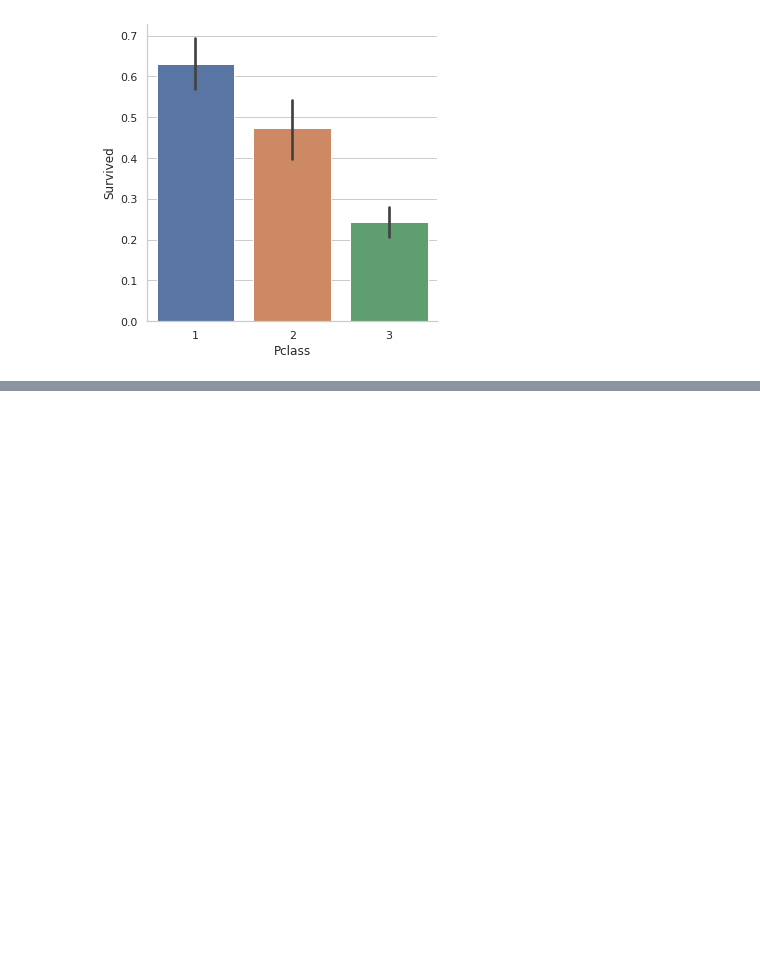
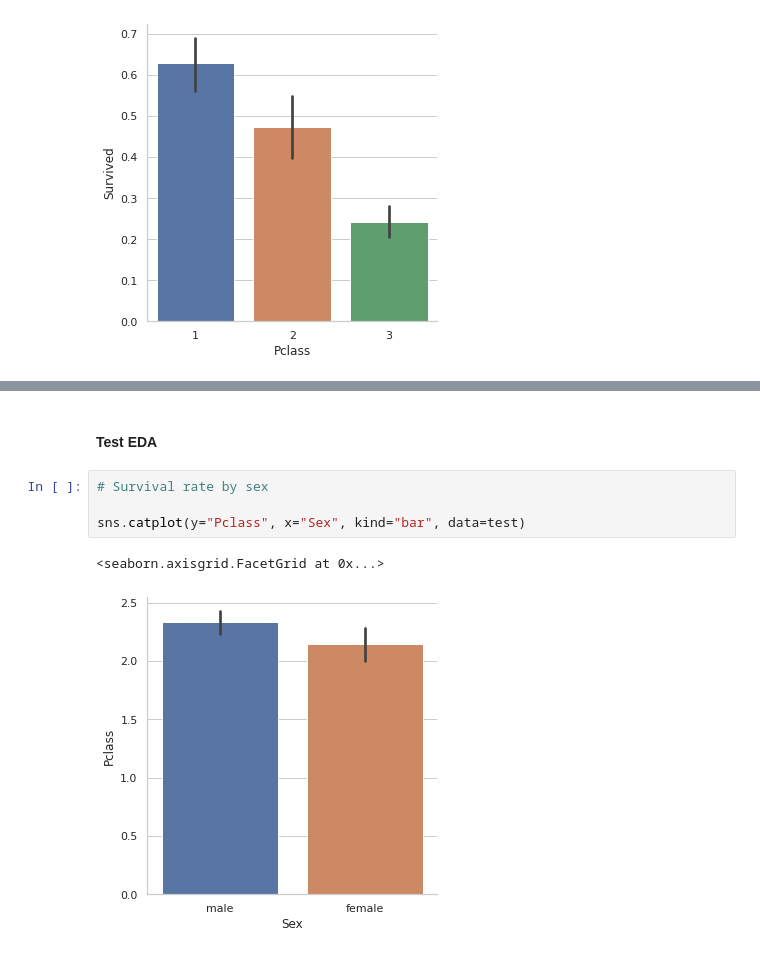
Before and after one commit to artefactory-br/titanic, a Jupyter notebook: notebooks/eda/eda.ipynb, the cells around one changed output, grey strips where cells are left out. Drawn from its saved outputs; the diff is of its cells as text; blank space fills up the shorter version.

```diff
--- a/notebooks/eda/eda.ipynb
+++ b/notebooks/eda/eda.ipynb
@@ -41,0 +64,9 @@ sns.catplot(y="Survived", x="Pclass", kind='bar', data=train)
+# %% [markdown]
+#### Test EDA
+# %%
+# Survival rate by sex
+
+sns.catplot(y="Pclass", x="Sex", kind="bar", data=test)
+# %% [output]
+<seaborn.axisgrid.FacetGrid at 0x...>
+[figure, added]
```
Also changed, not shown: parts of 7 cells of this notebook, 10 other files.
